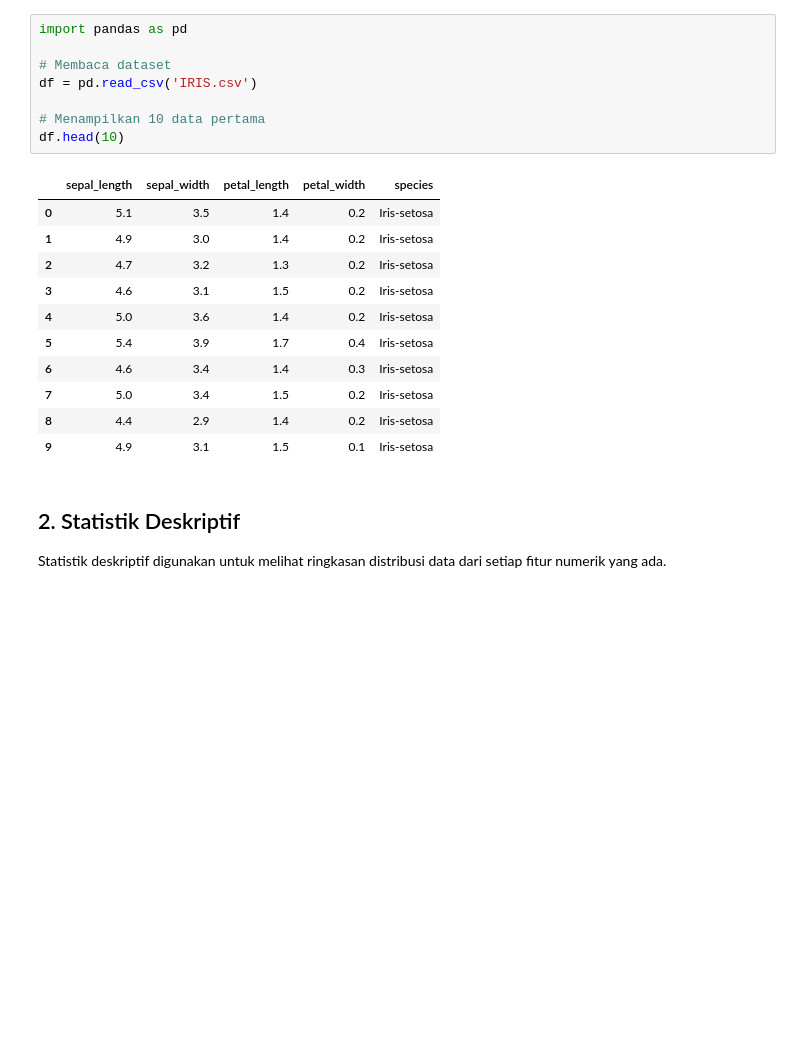
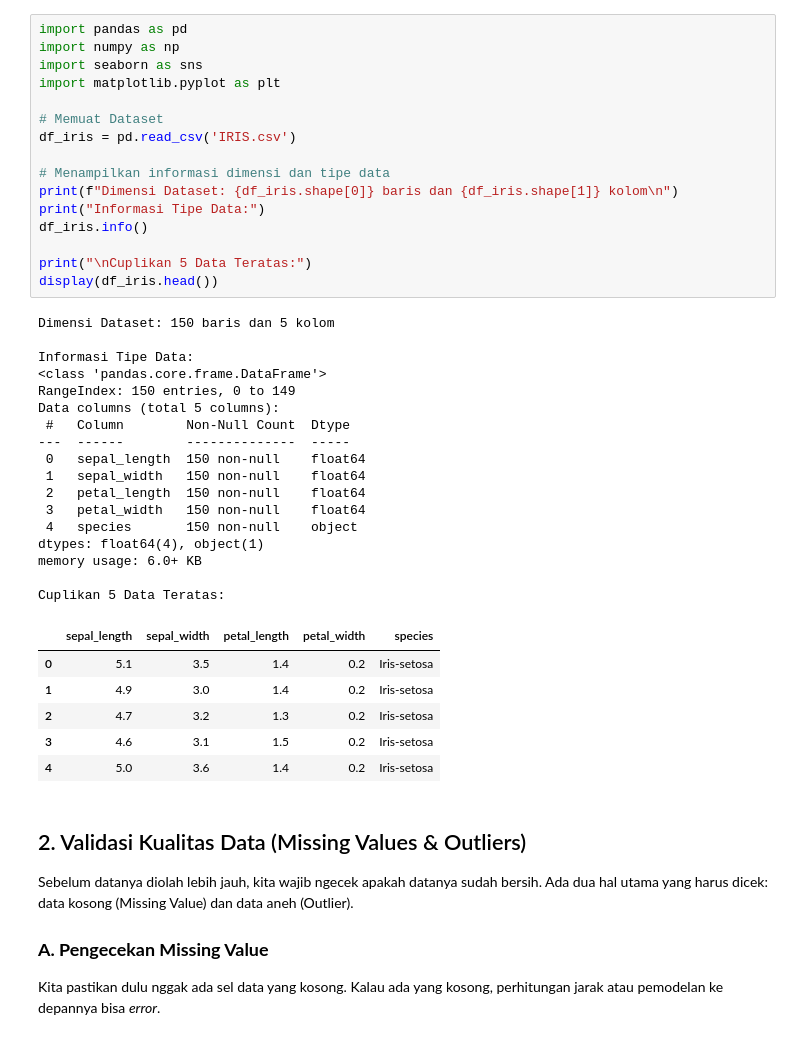
Before and after one commit to Fahdimas/Pendata, a Jupyter notebook: _sources/docs/Eksplorasi-Data-Iris.ipynb, the cells around one changed output. Saved outputs shown, nothing was run; the diff lists cells and outputs as text; blank space fills up the shorter version.

```diff
--- a/_sources/docs/Eksplorasi-Data-Iris.ipynb
+++ b/_sources/docs/Eksplorasi-Data-Iris.ipynb
@@ -17,24 +19,48 @@ Setiap sampel memiliki empat fitur utama yang diukur dalam satuan sentimeter (cm
 # %%
 import pandas as pd
+import numpy as np
+import seaborn as sns
+import matplotlib.pyplot as plt
 
-# Membaca dataset
-df = pd.read_csv('IRIS.csv')
+# Memuat Dataset
+df_iris = pd.read_csv('IRIS.csv')
 
-# Menampilkan 10 data pertama
-df.head(10)
+# Menampilkan informasi dimensi dan tipe data
+print(f"Dimensi Dataset: {df_iris.shape[0]} baris dan {df_iris.shape[1]} kolom\n")
+print("Informasi Tipe Data:")
+df_iris.info()
+
+print("\nCuplikan 5 Data Teratas:")
+display(df_iris.head())
 # %% [output]
+Dimensi Dataset: 150 baris dan 5 kolom
+
+Informasi Tipe Data:
+<class 'pandas.core.frame.DataFrame'>
+RangeIndex: 150 entries, 0 to 149
+Data columns (total 5 columns):
+ #   Column        Non-Null Count  Dtype
+---  ------        --------------  -----
+ 0   sepal_length  150 non-null    float64
+ 1   sepal_width   150 non-null    float64
+ 2   petal_length  150 non-null    float64
+ 3   petal_width   150 non-null    float64
+ 4   species       150 non-null    object
+dtypes: float64(4), object(1)
+memory usage: 6.0+ KB
+
+Cuplikan 5 Data Teratas:
 |  | sepal_length | sepal_width | petal_length | petal_width | species |
 | 0 | 5.1 | 3.5 | 1.4 | 0.2 | Iris-setosa |
 | 1 | 4.9 | 3.0 | 1.4 | 0.2 | Iris-setosa |
 | 2 | 4.7 | 3.2 | 1.3 | 0.2 | Iris-setosa |
 | 3 | 4.6 | 3.1 | 1.5 | 0.2 | Iris-setosa |
 | 4 | 5.0 | 3.6 | 1.4 | 0.2 | Iris-setosa |
-| 5 | 5.4 | 3.9 | 1.7 | 0.4 | Iris-setosa |
-| 6 | 4.6 | 3.4 | 1.4 | 0.3 | Iris-setosa |
-| 7 | 5.0 | 3.4 | 1.5 | 0.2 | Iris-setosa |
-| 8 | 4.4 | 2.9 | 1.4 | 0.2 | Iris-setosa |
-| 9 | 4.9 | 3.1 | 1.5 | 0.1 | Iris-setosa |
 # %% [markdown]
-## 2. Statistik Deskriptif
-Statistik deskriptif digunakan untuk melihat ringkasan distribusi data dari setiap fitur numerik yang ada.
+## 2. Validasi Kualitas Data (Missing Values & Outliers)
+
+Sebelum datanya diolah lebih jauh, kita wajib ngecek apakah datanya sudah bersih. Ada dua hal utama yang harus dicek: data kosong (Missing Value) dan data aneh (Outlier).
+
+### **A. Pengecekan Missing Value**
+Kita pastikan dulu nggak ada sel data yang kosong. Kalau ada yang kosong, perhitungan jarak atau pemodelan ke depannya bisa *error*.
 # %%
```
Also changed, not shown: parts of 9 cells of this notebook, 6 other files.
